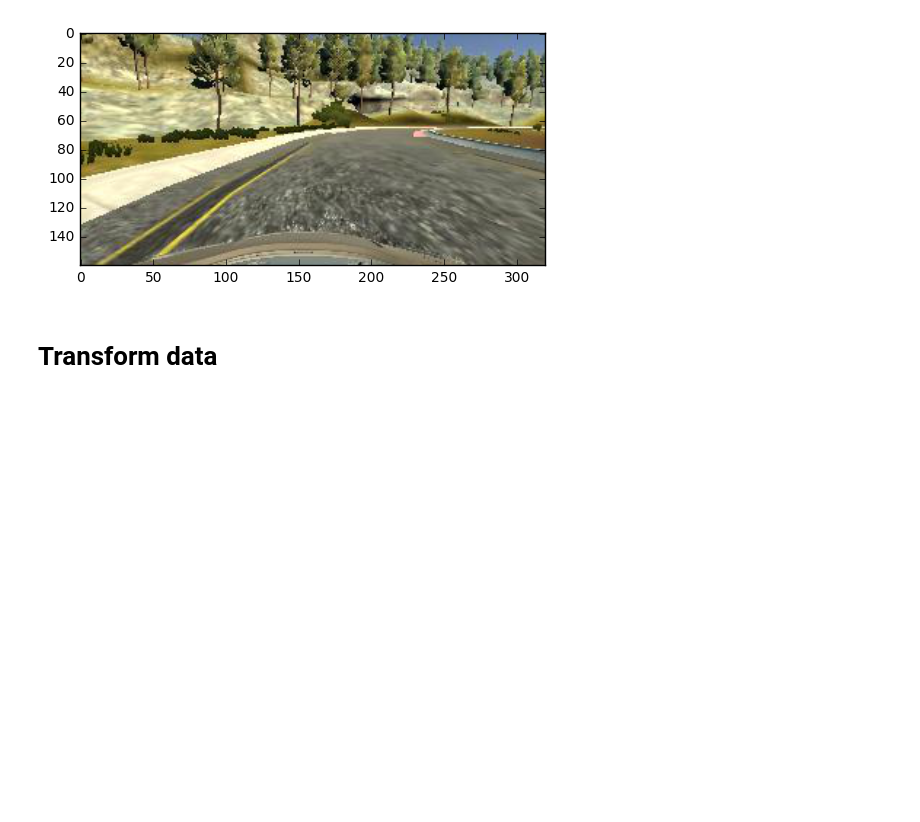
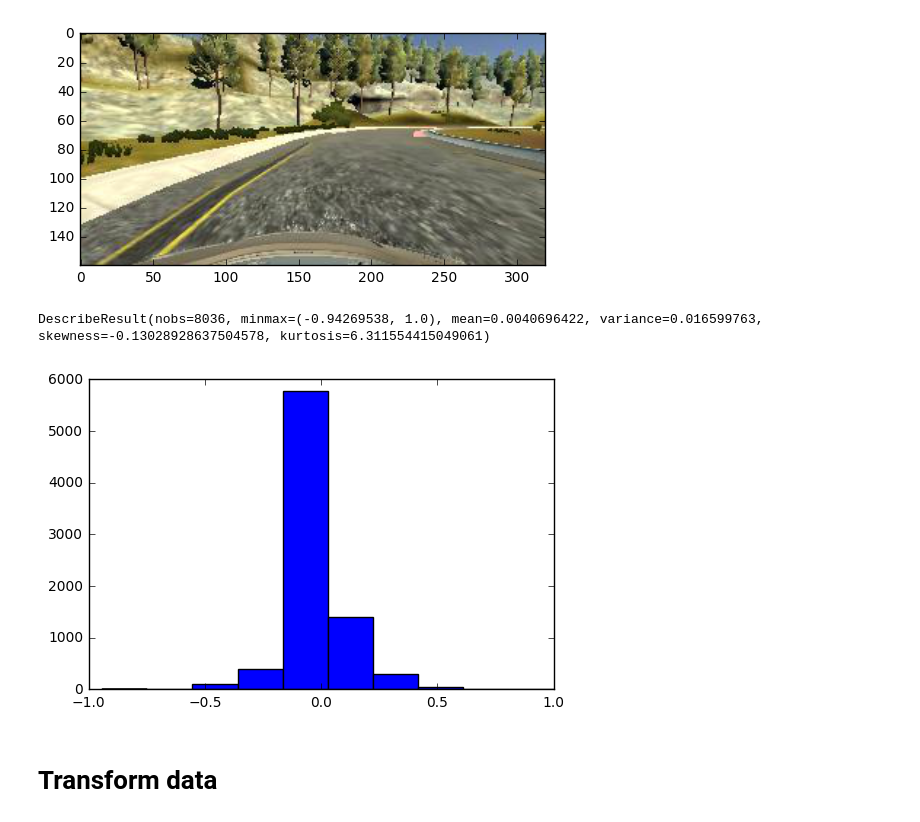
Before and after one commit to AmadeusQQ/behavioral-cloning, a Jupyter notebook: behavioral-cloning.ipynb, the cells around one changed output. Drawn from its saved outputs; the diff is of its cells as text; code cells hidden in the pictures; blank space fills up the shorter version.

```diff
--- a/behavioral-cloning.ipynb
+++ b/behavioral-cloning.ipynb
@@ -248,10 +248,14 @@ pyplot.show()
 # %% [output]
 [figure]
 # %%
-# scipy.stats.describe(labels)
+scipy.stats.describe(labels)
+# %% [output]
+DescribeResult(nobs=8036, minmax=(-0.94269538, 1.0), mean=0.0040696422, variance=0.016599763, skewness=-0.13028928637504578, kurtosis=6.311554415049061)
 # %%
-# pyplot.hist(labels)
-# pyplot.show()
+pyplot.hist(labels)
+pyplot.show()
+# %% [output]
+[figure, added]
 # %% [markdown]
 
 # Transform data
```
Also changed, not shown: parts of 1 cell of this notebook.
